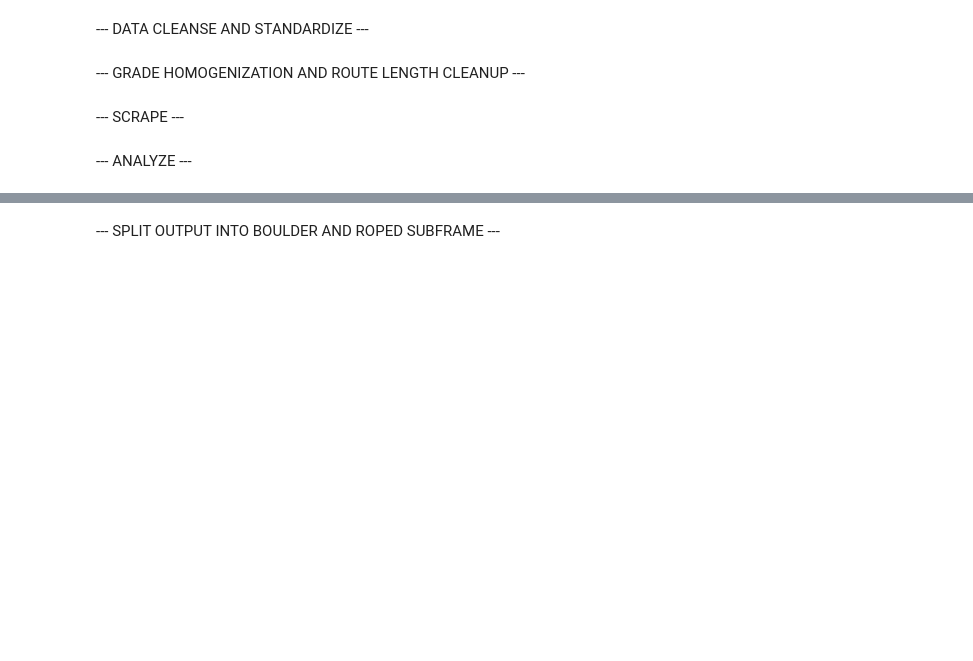
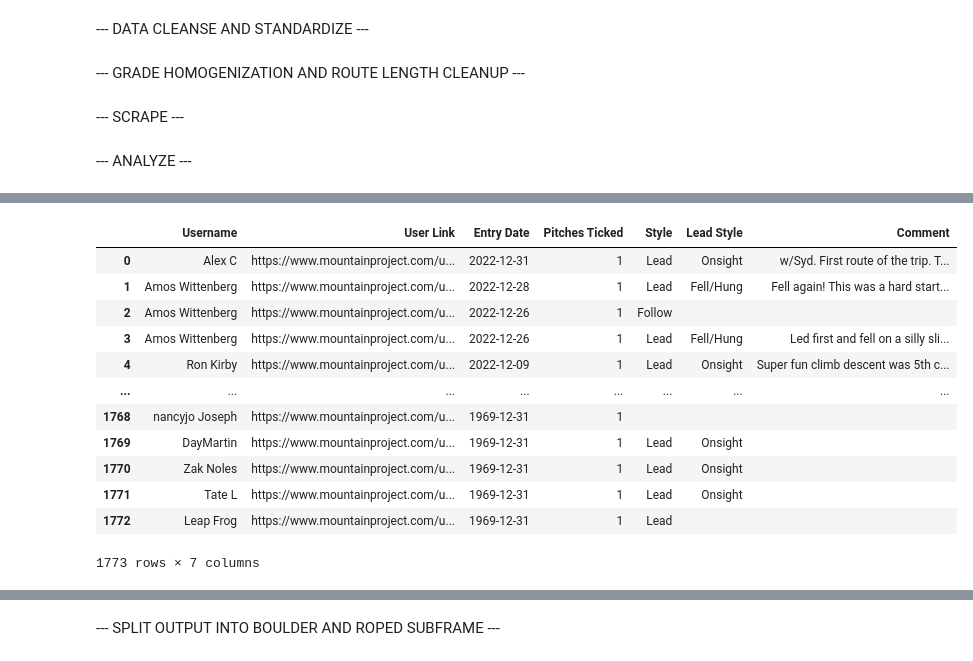
Before and after one commit to Brayden-L/Giza, a Jupyter notebook: Giza/list_analytics.ipynb, the cells around one changed output, grey strips where cells are left out. Cells and saved outputs as stored; diff of their text form; code cells hidden in the pictures; blank space fills up the shorter version.

```diff
--- a/Giza/list_analytics.ipynb
+++ b/Giza/list_analytics.ipynb
@@ -75,0 +184,16 @@ df_ulist = pickle.load(picklefile)
+# %%
+df_ulist.loc[878, 'Route Ticks']
+# %% [output]
+|  | Username | User Link | Entry Date | Pitches Ticked | Style | Lead Style | Comment |
+| 0 | Alex C | https://www.mountainproject.com/u... | 2022-12-31 | 1 | Lead | Onsight | w/Syd. First route of the trip. T... |
+| 1 | Amos Wittenberg | https://www.mountainproject.com/u... | 2022-12-28 | 1 | Lead | Fell/Hung | Fell again! This was a hard start... |
+| 2 | Amos Wittenberg | https://www.mountainproject.com/u... | 2022-12-26 | 1 | Follow |  |  |
+| 3 | Amos Wittenberg | https://www.mountainproject.com/u... | 2022-12-26 | 1 | Lead | Fell/Hung | Led first and fell on a silly sli... |
+| 4 | Ron Kirby | https://www.mountainproject.com/u... | 2022-12-09 | 1 | Lead | Onsight | Super fun climb descent was 5th c... |
+| ... | ... | ... | ... | ... | ... | ... | ... |
+| 1768 | nancyjo Joseph | https://www.mountainproject.com/u... | 1969-12-31 | 1 |  |  |  |
+| 1769 | DayMartin | https://www.mountainproject.com/u... | 1969-12-31 | 1 | Lead | Onsight |  |
+| 1770 | Zak Noles | https://www.mountainproject.com/u... | 1969-12-31 | 1 | Lead | Onsight |  |
+| 1771 | Tate L | https://www.mountainproject.com/u... | 1969-12-31 | 1 | Lead | Onsight |  |
+| 1772 | Leap Frog | https://www.mountainproject.com/u... | 1969-12-31 | 1 | Lead |  |  |
+1773 rows × 7 columns
```
Also changed, not shown: parts of 6 cells of this notebook, 2 other files.
